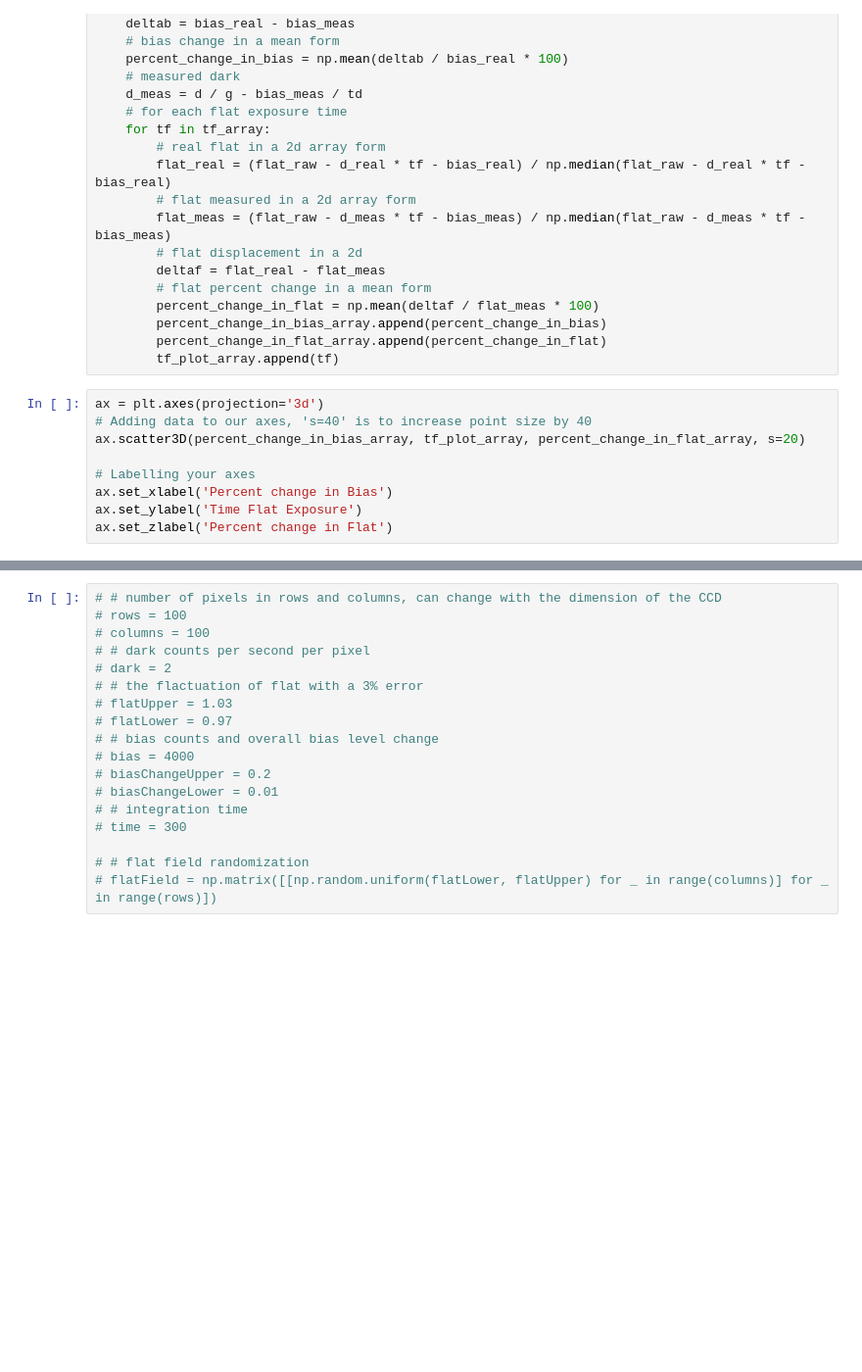
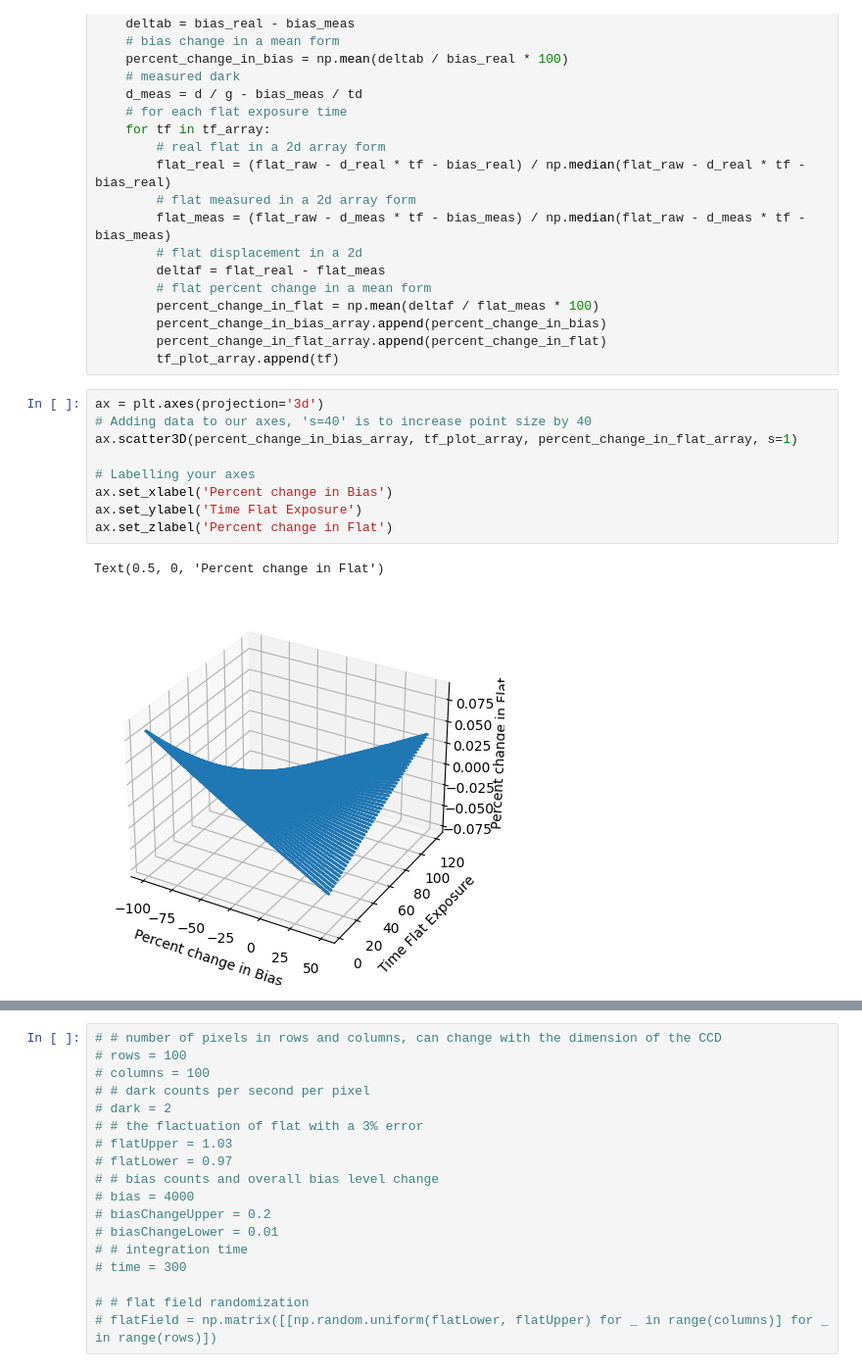
Before and after one commit to Voluptatemn/AstroResearch, a Jupyter notebook: BiasErrorProp.ipynb, the cells around one changed output, grey strips where cells are left out. Shown at 98% size. Saved outputs shown, nothing was run; the diff lists cells and outputs as text; blank space fills up the shorter version.

```diff
--- a/BiasErrorProp.ipynb
+++ b/BiasErrorProp.ipynb
@@ -73,9 +85,12 @@ for b in bias_meas_mean:
 # %%
 ax = plt.axes(projection='3d')
 # Adding data to our axes, 's=40' is to increase point size by 40
-ax.scatter3D(percent_change_in_bias_array, tf_plot_array, percent_change_in_flat_array, s=20)
+ax.scatter3D(percent_change_in_bias_array, tf_plot_array, percent_change_in_flat_array, s=1)
 
 # Labelling your axes
 ax.set_xlabel('Percent change in Bias')
 ax.set_ylabel('Time Flat Exposure')
 ax.set_zlabel('Percent change in Flat')
+# %% [output]
+Text(0.5, 0, 'Percent change in Flat')
+[figure, added]
```
Also changed, not shown: parts of 9 cells of this notebook.
